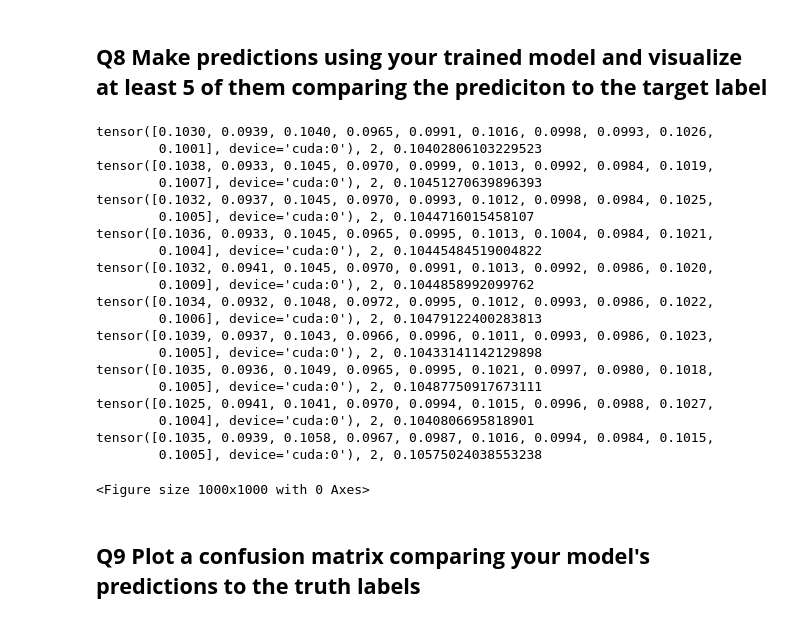
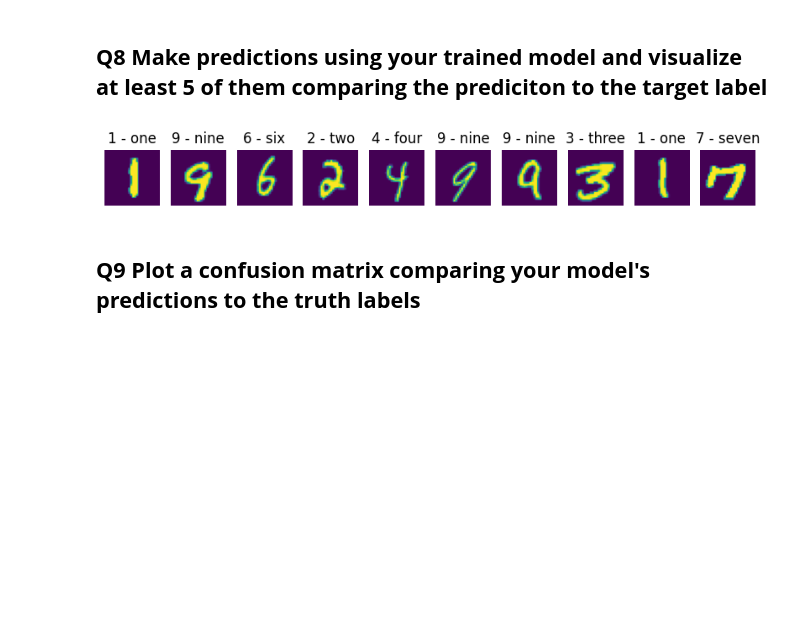
Before and after one commit to manoj-mathivanan/cnn-demo, a Jupyter notebook: Exercises/E1 Classification/pytorch_classification_exercise.ipynb, the cells around one changed output. Saved outputs shown, nothing was run; the diff lists cells and outputs as text; code cells hidden in the pictures; blank space fills up the shorter version.

```diff
--- a/Exercises/E1 Classification/pytorch_classification_exercise.ipynb
+++ b/Exercises/E1 Classification/pytorch_classification_exercise.ipynb
@@ -231,11 +247,13 @@ model, optimizer
 ## **Q7 Train the model you built in Q5 for 5 epochs**
 # %%
 # Your code here
-model.train()
 epochs = 5
-model = model.to(device)
+model = CNNModelMNIST().to(device)
+loss_fn = nn.CrossEntropyLoss()
+optimizer = torch.optim.SGD(params=model.parameters(), lr=0.1)
 for epoch in range(epochs):
-  print(f"Epoch: {epoch}\n---------")
+  print(f"Epoch: {epoch}\n")
+  model.train()
   for batch, (X, y) in enumerate(train_dataloader):
     X=X.to(device)
     y=y.to(device)
@@ -260,42 +267,21 @@ Epoch: 4
 # %%
 # Your code here
 model.eval()
 torch.manual_seed(42)
 fig = plt.figure(figsize=(10,10))
 with torch.inference_mode():
   for i in range(1, 11):
     random_idx = torch.randint(0, len(test_data), size=[1]).item()
     img, label = train_data[random_idx]
     prediction = model(img.unsqueeze(dim=0).to(device))
-    probability = torch.softmax(prediction.squeeze(), dim=0)
-    print(f"{probability}, {probability.argmax()}, {probability.max()}")
-    #pred_label = class_names[probability.argmax()]
-    #fig.add_subplot(1,10,i)
-    #plt.imshow(img.squeeze())
-    #plt.title(pred_label)
-    #plt.axis("Off");
+    probability = torch.softmax(prediction, dim=1)
+    pred_label = class_names[probability.argmax()]
+    fig.add_subplot(1,10,i)
+    plt.imshow(img.squeeze())
+    plt.title(pred_label)
+    plt.axis("Off");
 # %% [output]
-tensor([0.1030, 0.0939, 0.1040, 0.0965, 0.0991, 0.1016, 0.0998, 0.0993, 0.1026,
-        0.1001], device='cuda:0'), 2, 0.10402806103229523
-tensor([0.1038, 0.0933, 0.1045, 0.0970, 0.0999, 0.1013, 0.0992, 0.0984, 0.1019,
-        0.1007], device='cuda:0'), 2, 0.10451270639896393
-tensor([0.1032, 0.0937, 0.1045, 0.0970, 0.0993, 0.1012, 0.0998, 0.0984, 0.1025,
-        0.1005], device='cuda:0'), 2, 0.1044716015458107
-tensor([0.1036, 0.0933, 0.1045, 0.0965, 0.0995, 0.1013, 0.1004, 0.0984, 0.1021,
-        0.1004], device='cuda:0'), 2, 0.10445484519004822
-tensor([0.1032, 0.0941, 0.1045, 0.0970, 0.0991, 0.1013, 0.0992, 0.0986, 0.1020,
-        0.1009], device='cuda:0'), 2, 0.1044858992099762
-tensor([0.1034, 0.0932, 0.1048, 0.0972, 0.0995, 0.1012, 0.0993, 0.0986, 0.1022,
-        0.1006], device='cuda:0'), 2, 0.10479122400283813
-tensor([0.1039, 0.0937, 0.1043, 0.0966, 0.0996, 0.1011, 0.0993, 0.0986, 0.1023,
-        0.1005], device='cuda:0'), 2, 0.10433141142129898
-tensor([0.1035, 0.0936, 0.1049, 0.0965, 0.0995, 0.1021, 0.0997, 0.0980, 0.1018,
-        0.1005], device='cuda:0'), 2, 0.10487750917673111
-tensor([0.1025, 0.0941, 0.1041, 0.0970, 0.0994, 0.1015, 0.0996, 0.0988, 0.1027,
-        0.1004], device='cuda:0'), 2, 0.1040806695818901
-tensor([0.1035, 0.0939, 0.1058, 0.0967, 0.0987, 0.1016, 0.0994, 0.0984, 0.1015,
-        0.1005], device='cuda:0'), 2, 0.10575024038553238
-<Figure size 1000x1000 with 0 Axes>
+[figure, added]
 # %% [markdown]
 ## **Q9 Plot a confusion matrix comparing your model's predictions to the truth labels**
 # %%
```
Also changed, not shown: parts of 4 cells of this notebook.
